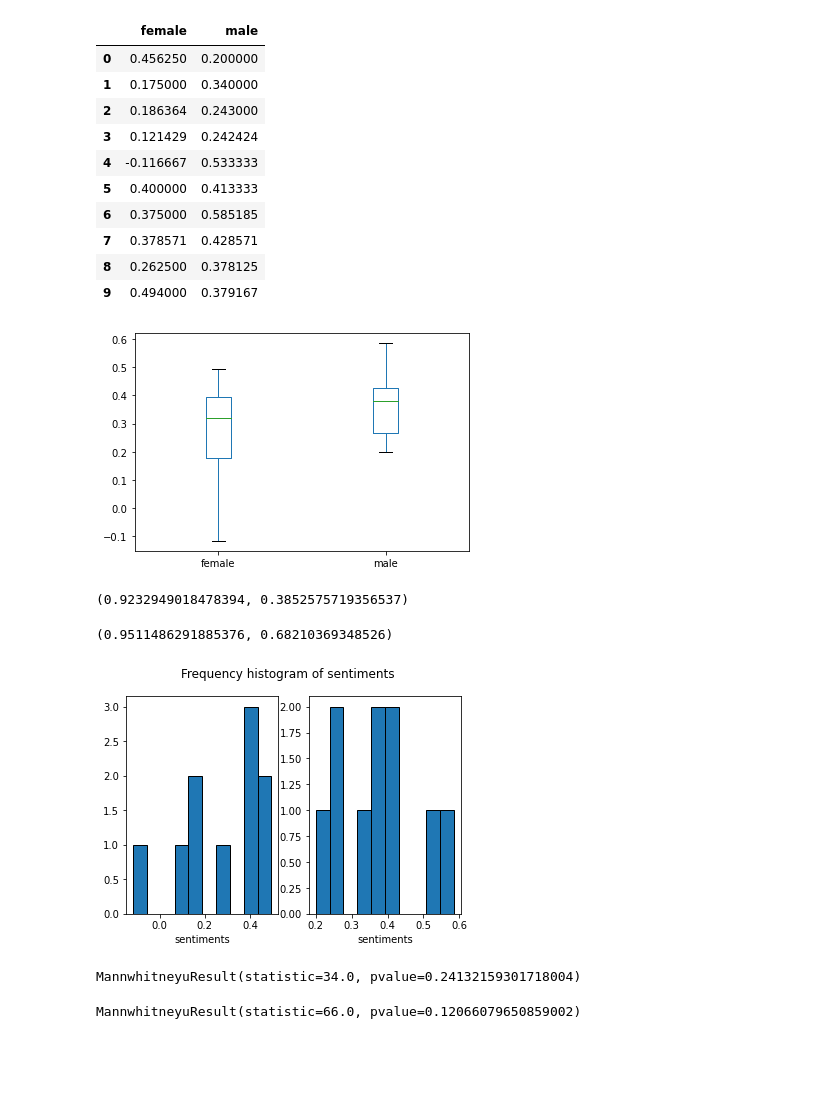
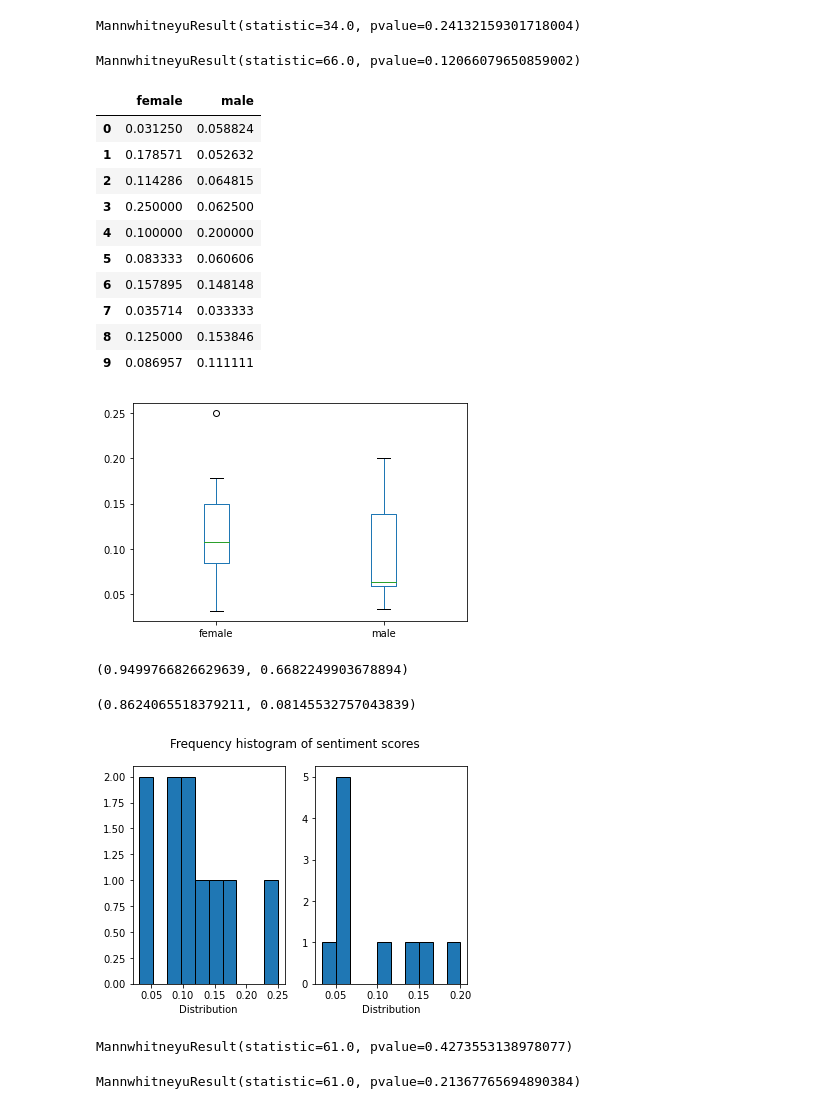
Before and after one commit to ummerabab/wg-gesucht, a Jupyter notebook: Code/Sentiment_Analysis_Textblob.ipynb, the cells around one changed output. Cells and saved outputs as stored; diff of their text form; code cells hidden in the pictures; blank space fills up the shorter version.

```diff
--- a/Code/Sentiment_Analysis_Textblob.ipynb
+++ b/Code/Sentiment_Analysis_Textblob.ipynb
@@ -50,62 +125,82 @@ Do not Reject Null Hypothesis (No significant difference between two samples)
+# %%
+#mann whitney u test.
+import scipy.stats as stats
+# perform two-sided test. You can use 'greater' or 'less' for one-sided test
+stats.mannwhitneyu(x=df['female'], y=df['male'], alternative = 'two-sided')
+# %% [output]
+MannwhitneyuResult(statistic=34.0, pvalue=0.24132159301718004)
+# %%
+#mann whitney u test.
+import scipy.stats as stats
+stats.mannwhitneyu(x=df['male'], y=df['female'], alternative = 'greater')
+# %% [output]
+MannwhitneyuResult(statistic=66.0, pvalue=0.12066079650859002)
 # %%
+#Dataframe created by taking 10 male and female samples with subjectivity scores.
 import pandas as pd
 
-# Getting our data in to a dictionary
-data = {'female':[0.456250, 0.175000, 0.186364, 0.121429, -0.116667, 0.400000, 0.375000, 0.378571, 0.262500, 0.494000],
-        'male':  [0.200000, 0.340000, 0.243000, 0.242424, 0.533333, 0.413333, 0.585185, 0.428571, 0.378125, 0.379167]}
+# putting data in to a dictionary
+data = {'female':[0.031250, 0.178571, 0.114286, 0.250000, 0.100000, 0.083333, 0.157895, 0.035714, 0.125000, 0.086957 ],
+        'male':  [0.058824, 0.052632, 0.064815, 0.062500, 0.200000, 0.060606, 0.148148, 0.033333, 0.153846, 0.111111]}
 
 # Dictionary to Dataframe
 df = pd.DataFrame(data)
 df
 # %% [output]
 |  | female | male |
-| 0 | 0.456250 | 0.200000 |
-| 1 | 0.175000 | 0.340000 |
-| 2 | 0.186364 | 0.243000 |
-| 3 | 0.121429 | 0.242424 |
-| 4 | -0.116667 | 0.533333 |
-| 5 | 0.400000 | 0.413333 |
-| 6 | 0.375000 | 0.585185 |
-| 7 | 0.378571 | 0.428571 |
-| 8 | 0.262500 | 0.378125 |
-| 9 | 0.494000 | 0.379167 |
+| 0 | 0.031250 | 0.058824 |
+| 1 | 0.178571 | 0.052632 |
+| 2 | 0.114286 | 0.064815 |
+| 3 | 0.250000 | 0.062500 |
+| 4 | 0.100000 | 0.200000 |
+| 5 | 0.083333 | 0.060606 |
+| 6 | 0.157895 | 0.148148 |
+| 7 | 0.035714 | 0.033333 |
+| 8 | 0.125000 | 0.153846 |
+| 9 | 0.086957 | 0.111111 |
 # %%
+#Box-plot with subjectivity values.
 import matplotlib.pyplot as plt
 df.boxplot(column=['female', 'male'], grid=False)
 plt.show()
 # %% [output]
-[figure, old version]
+[figure, new version]
 # %%
+#Shapiro-Wilk test for female group
 import scipy.stats as stats
 w, pvalue = stats.shapiro(df['female'])
 w, pvalue
 # %% [output]
-(0.9232949018478394, 0.3852575719356537)
+(0.9499766826629639, 0.6682249903678894)
 # %%
+#Shapiro-Wilk test for female group
+import scipy.stats as stats
 w, pvalue = stats.shapiro(df['male'])
 w, pvalue
 # %% [output]
-(0.9511486291885376, 0.68210369348526)
+(0.8624065518379211, 0.08145532757043839)
 # %%
-# plot histogram
+# plot histograms for females and males showing w (y axis) and pvalues(x axis).
 import matplotlib.pyplot as plt
 fig, (ax1, ax2) = plt.subplots(1, 2)
-fig.suptitle('Frequency histogram of sentiments')
+fig.suptitle('Frequency histogram of sentiment scores')
 ax1.hist(df['female'], bins=10, histtype='bar', ec='k')
 ax2.hist(df['male'], bins=10, histtype='bar', ec='k')
-ax1.set_xlabel("sentiments")
-ax2.set_xlabel("sentiments")
+ax1.set_xlabel("Distribution")
+ax2.set_xlabel("Distribution")
 plt.show()
 # %% [output]
-[figure, old version]
+[figure, new version]
 # %%
+#mann whitney u test.
 import scipy.stats as stats
 # perform two-sided test. You can use 'greater' or 'less' for one-sided test
 stats.mannwhitneyu(x=df['female'], y=df['male'], alternative = 'two-sided')
 # %% [output]
-MannwhitneyuResult(statistic=34.0, pvalue=0.24132159301718004)
+MannwhitneyuResult(statistic=61.0, pvalue=0.4273553138978077)
 # %%
+#mann whitney u test.
 import scipy.stats as stats
-stats.mannwhitneyu(x=df['male'], y=df['female'], alternative = 'greater')
+stats.mannwhitneyu(x=df['female'], y=df['male'], alternative = 'greater')
 # %% [output]
-MannwhitneyuResult(statistic=66.0, pvalue=0.12066079650859002)
+MannwhitneyuResult(statistic=61.0, pvalue=0.21367765694890384)
```
Also changed, not shown: parts of 12 cells of this notebook.
